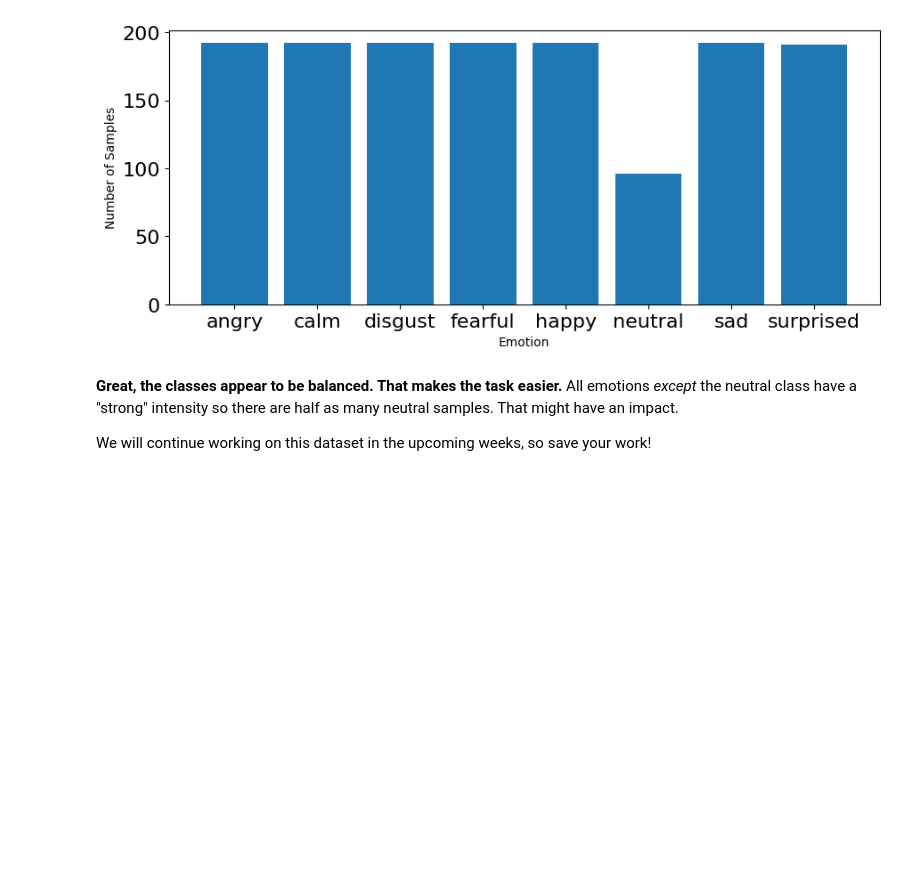
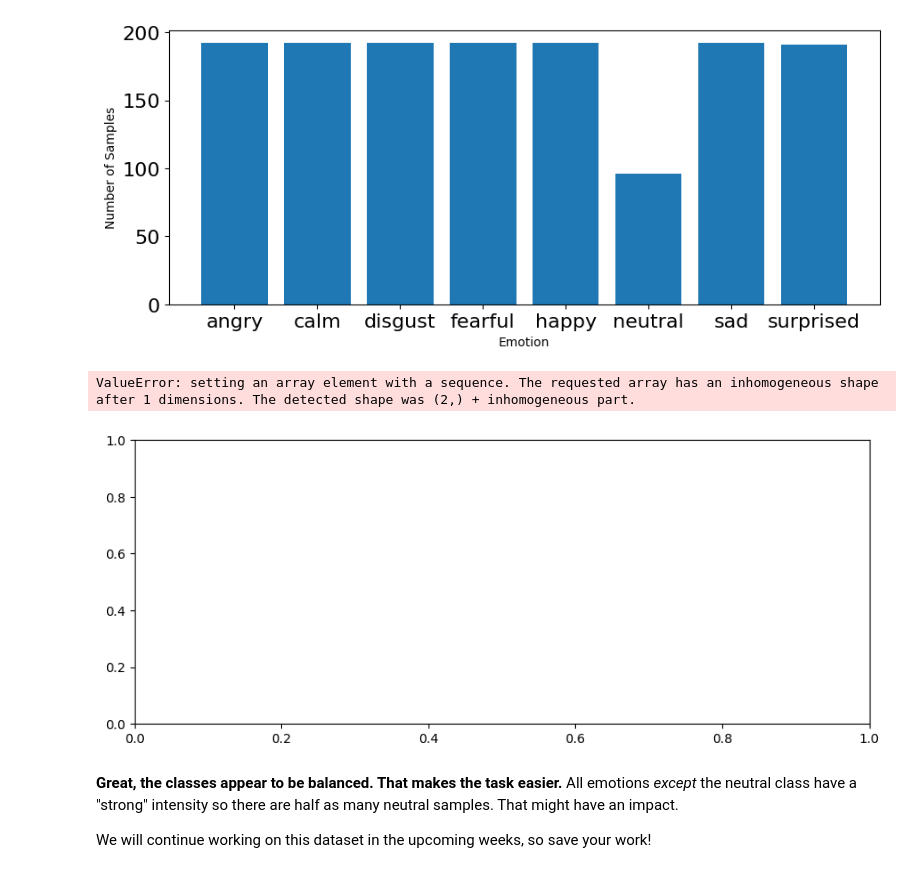
Before and after one commit to MichaelTj02/Week2_DataPreprocessing, a Jupyter notebook: Week 2.ipynb, the cells around one changed output. Saved outputs shown, nothing was run; the diff lists cells and outputs as text; code cells hidden in the pictures; blank space fills up the shorter version.

```diff
--- a/Week 2.ipynb
+++ b/Week 2.ipynb
@@ -692,6 +694,28 @@ def load_data():
         print('\r' + f' Processed {count}/{1440} audio samples',end=' ')
     # Return arrays to plug into sklearn's cross-validation algorithms
     return np.array(X), np.array(y)
+# %%
+import os, glob
+
+def load_data():
+    X,y=[],[]
+    count = 0
+    for file in glob.glob("Desktop/OneDrive_2024-09-20/Audio Data/Actor_*/*.wav"):
+        file_name=os.path.basename(file)
+
+        gender_dict = int(file_name.split("-")[6]) #for gender table
+        if gender_dict % 2 == 0:
+            gender = 'male'
+        else:
+            gender = 'female'
+
+        y.append(gender)
+
+        count += 1
+        # '\r' + end='' results in printing over same line
+        print('\r' + f' Processed {count}/{1440} audio samples',end=' ')
+    # Return arrays to plug into sklearn's cross-validation algorithms
+    return np.array(X), np.array(y)
 # %% [markdown]
 We will not compute the feature matrix this week, but we will read the emotion labels for the entire dataset.
 We will explain why the X and Y elements are important in the upcoming weeks.
@@ -700,2 +724,4 @@ features, emotions = load_data()
 # %% [output]
  Processed 1439/1440 audio samples
+# %%
+gender = load_data()
@@ -715,6 +743,21 @@ plt.ylabel('Number of Samples')
 plt.show()
 # %% [output]
 [figure]
+# %%
+# plot gender
+plt.figure(figsize=(35,4))
+plt.subplot(1,3,1)
+#np.unique returns ordered list of unique elements and count of each element
+gender_list, count = np.unique(gender, return_counts=True)
+plt.bar(x=range(2), height=count)
+plt.xticks(ticks=range(8), labels = [gender for gender in gender_list],fontsize=10)
+plt.xlabel('Gender')
+plt.tick_params(labelsize=16)
+plt.ylabel('Number of Samples')
+plt.show()
+# %% [output]
+ValueError: setting an array element with a sequence. The requested array has an inhomogeneous shape after 1 dimensions. The detected shape was (2,) + inhomogeneous part.
+[figure, added]
 # %% [markdown]
 **Great, the classes appear to be balanced. That makes the task easier.** All emotions _except_ the neutral class have a "strong" intensity so there are half as many neutral samples. That might have an impact.
 
```
Also changed, not shown: parts of 4 cells of this notebook.
